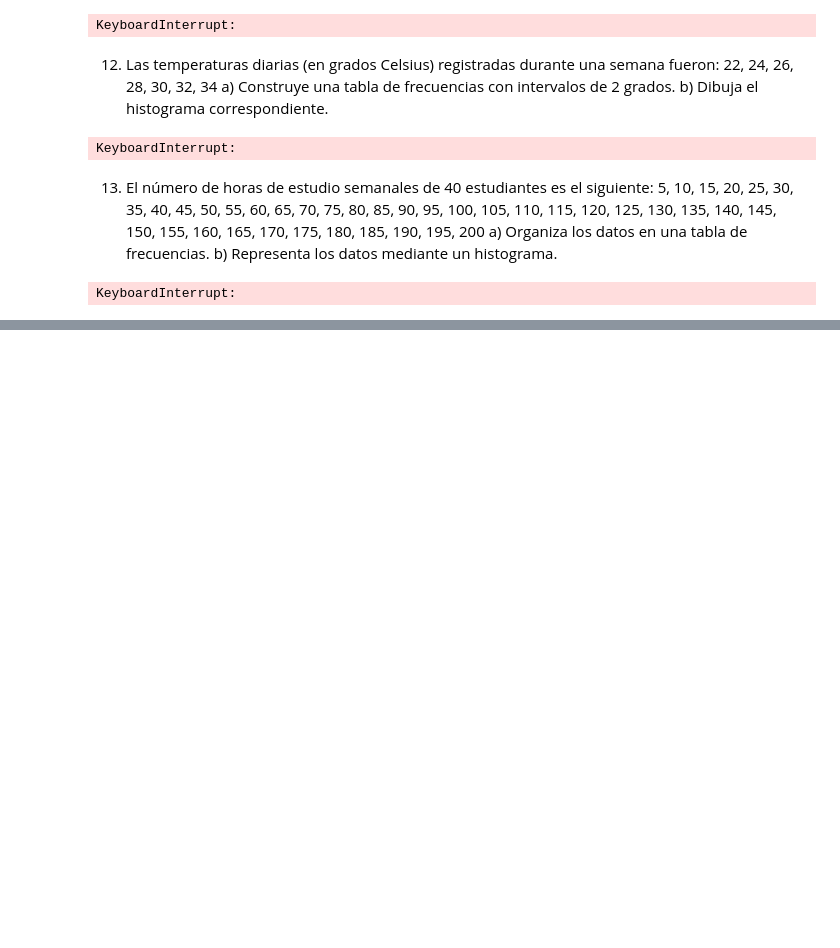
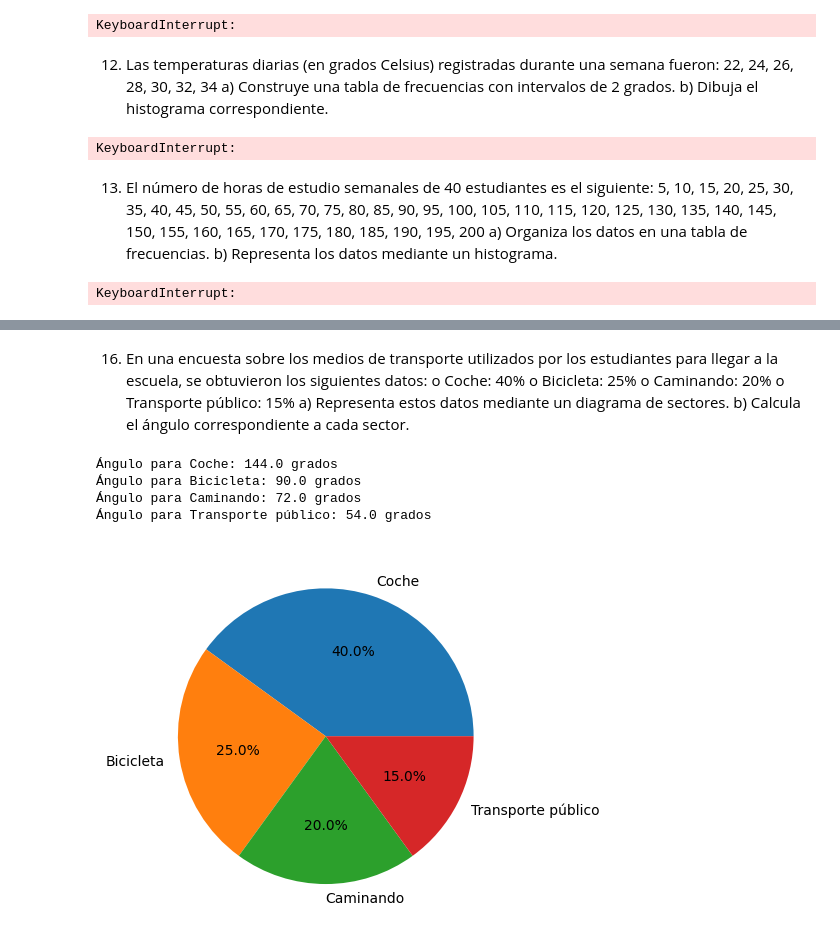
Before and after one commit to antonyYG/ejercicios_math, a Jupyter notebook: ejercicios_mat.ipynb, the cells around one changed output, grey strips where cells are left out. Drawn from its saved outputs; the diff is of its cells as text; code cells hidden in the pictures; blank space fills up the shorter version.

```diff
--- a/ejercicios_mat.ipynb
+++ b/ejercicios_mat.ipynb
@@ -376,0 +446,37 @@ KeyboardInterrupt:
+# %% [markdown]
+16. En una encuesta sobre los medios de transporte utilizados por los estudiantes
+para llegar a la escuela, se obtuvieron los siguientes datos:
+o Coche: 40%
+o Bicicleta: 25%
+o Caminando: 20%
+o Transporte público: 15%
+a) Representa estos datos mediante un diagrama de sectores.
+b) Calcula el ángulo correspondiente a cada sector.
+# %%
+coche_perc = 40
+bicicleta_perc = 25
+caminando_perc = 20
+publico_perc = 15
+
+total_perc = coche_perc + bicicleta_perc + caminando_perc + publico_perc
+
+coche_angle = (coche_perc / total_perc) * 360
+bicicleta_angle = (bicicleta_perc / total_perc) * 360
+caminando_angle = (caminando_perc / total_perc) * 360
+publico_angle = (publico_perc / total_perc) * 360
+
+print(f"Ángulo para Coche: {coche_angle:.1f} grados")
+print(f"Ángulo para Bicicleta: {bicicleta_angle:.1f} grados")
+print(f"Ángulo para Caminando: {caminando_angle:.1f} grados")
+print(f"Ángulo para Transporte público: {publico_angle:.1f} grados")
+
+
+fig, ax = plt.subplots()
+ax.pie([coche_perc,bicicleta_perc,caminando_perc,publico_perc],labels=["Coche","Bicicleta","Caminando","Transporte público"],autopct='%1.1f%%')
+plt.show()
+# %% [output]
+Ángulo para Coche: 144.0 grados
+Ángulo para Bicicleta: 90.0 grados
+Ángulo para Caminando: 72.0 grados
+Ángulo para Transporte público: 54.0 grados
+[figure, added]
```
Also changed, not shown: parts of 10 cells of this notebook.
